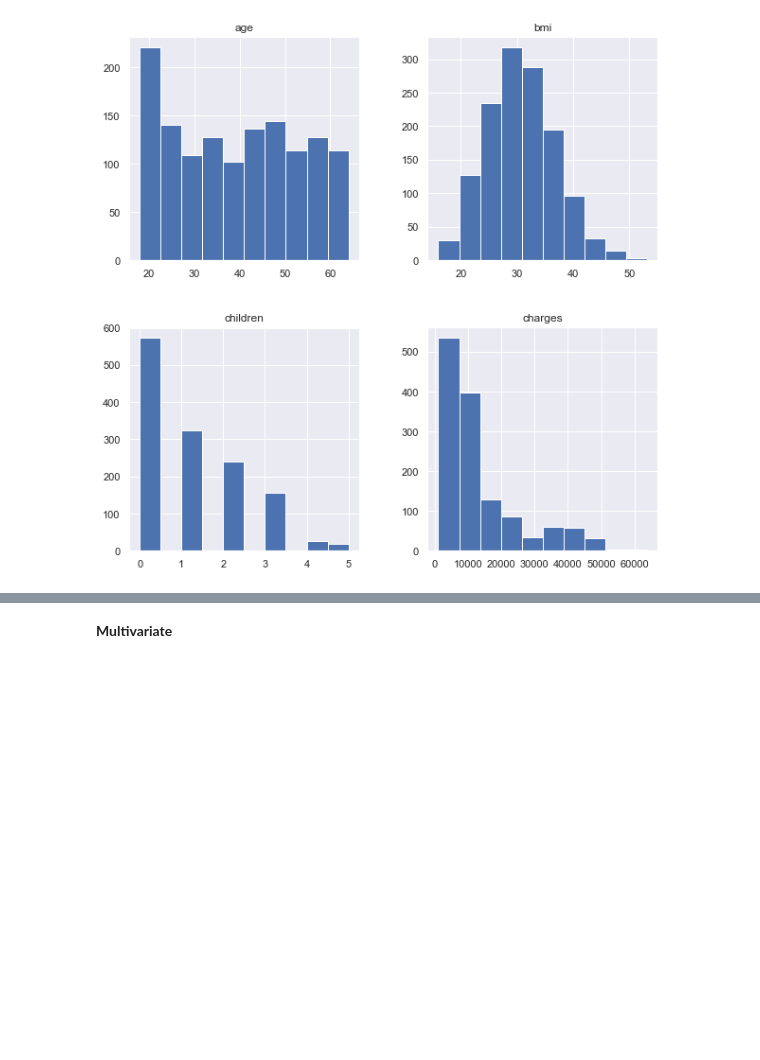
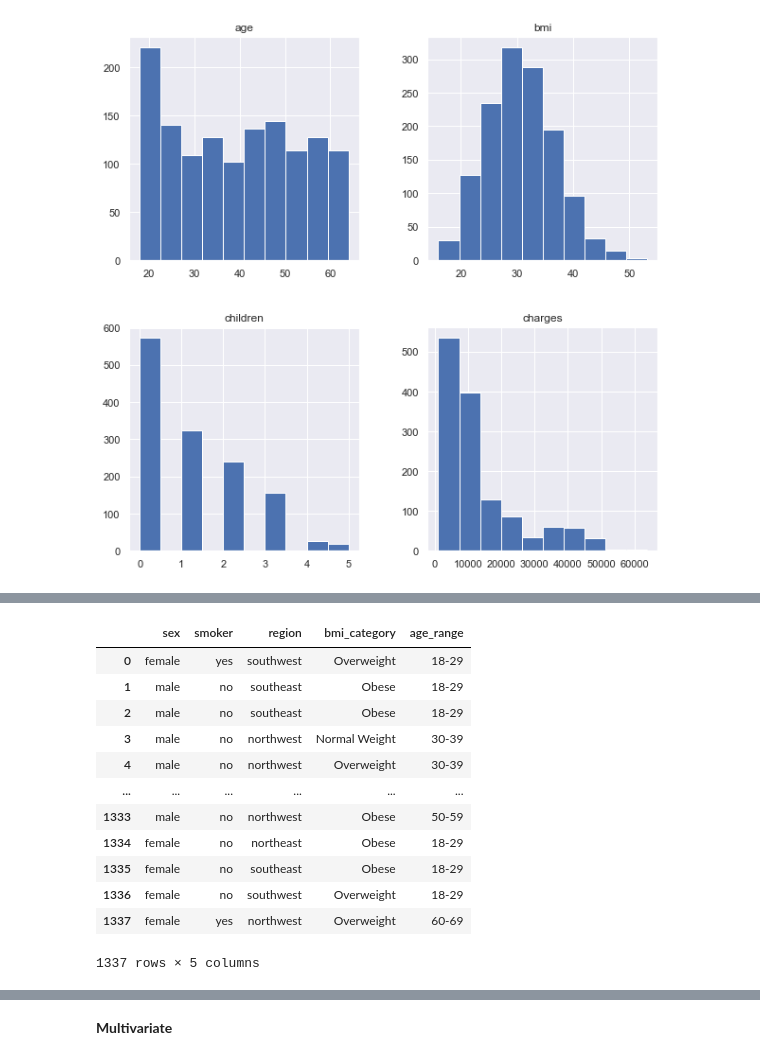
Before and after one commit to BuhariS/insurance_claim_prediction, a Jupyter notebook: insurance_claim.ipynb, the cells around one changed output, grey strips where cells are left out. Cells and saved outputs as stored; diff of their text form; code cells hidden in the pictures; blank space fills up the shorter version.

```diff
--- a/insurance_claim.ipynb
+++ b/insurance_claim.ipynb
@@ -678,0 +517,17 @@ plot_multiple_bar_charts(categorical_df)
+# %%
+categorical_df = insurance_df.select_dtypes(include=['object', 'category'])
+categorical_df
+# %% [output]
+|  | sex | smoker | region | bmi_category | age_range |
+| 0 | female | yes | southwest | Overweight | 18-29 |
+| 1 | male | no | southeast | Obese | 18-29 |
+| 2 | male | no | southeast | Obese | 18-29 |
+| 3 | male | no | northwest | Normal Weight | 30-39 |
+| 4 | male | no | northwest | Overweight | 30-39 |
+| ... | ... | ... | ... | ... | ... |
+| 1333 | male | no | northwest | Obese | 50-59 |
+| 1334 | female | no | northeast | Obese | 18-29 |
+| 1335 | female | no | southeast | Obese | 18-29 |
+| 1336 | female | no | southwest | Overweight | 18-29 |
+| 1337 | female | yes | northwest | Overweight | 60-69 |
+1337 rows × 5 columns
```
Also changed, not shown: parts of 69 cells of this notebook.
